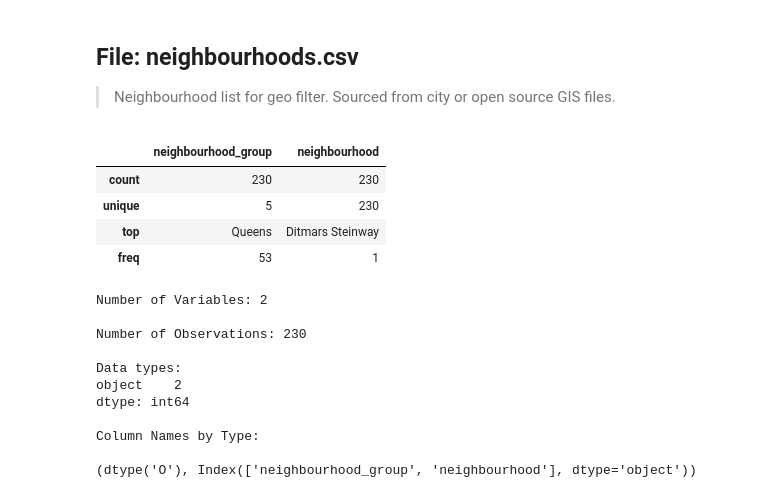
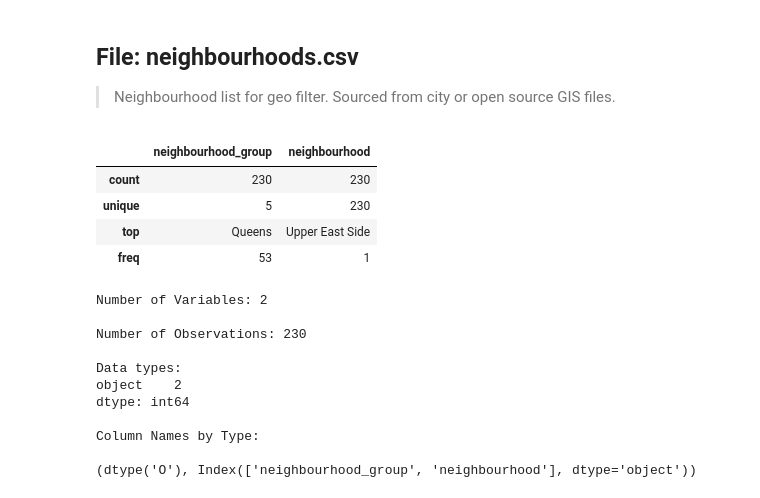
Before and after one commit to jasonmlkang/MAR653-FinalProject, a Jupyter notebook: final_project/explore_data.ipynb, the cells around one changed output. Drawn from its saved outputs; the diff is of its cells as text; code cells hidden in the pictures.

```diff
--- a/final_project/explore_data.ipynb
+++ b/final_project/explore_data.ipynb
@@ -288,14 +276,12 @@ df.head()
 # %% [markdown]
 ## File: neighbourhoods.csv
 > Neighbourhood list for geo filter. Sourced from city or open source GIS files.
-# %%
-fname = folder + '\\neighbourhoods.csv'
-df = pd.read_csv(fname)
-df.describe()
-# %% [output]
-|  | neighbourhood_group | neighbourhood |
-| count | 230 | 230 |
-| unique | 5 | 230 |
-| top | Queens | Ditmars Steinway |
-| freq | 53 | 1 |
+# %%
+neighbourhoods_df.describe()
+# %% [output]
+|  | neighbourhood_group | neighbourhood |
+| count | 230 | 230 |
+| unique | 5 | 230 |
+| top | Queens | Upper East Side |
+| freq | 53 | 1 |
 # %%
```
Also changed, not shown: parts of 43 cells of this notebook.
